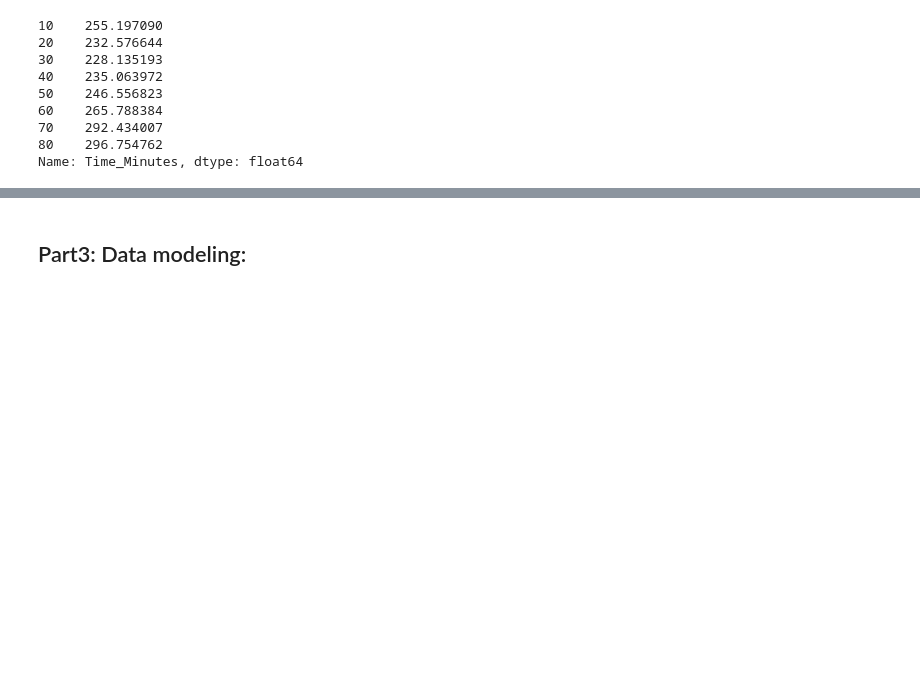
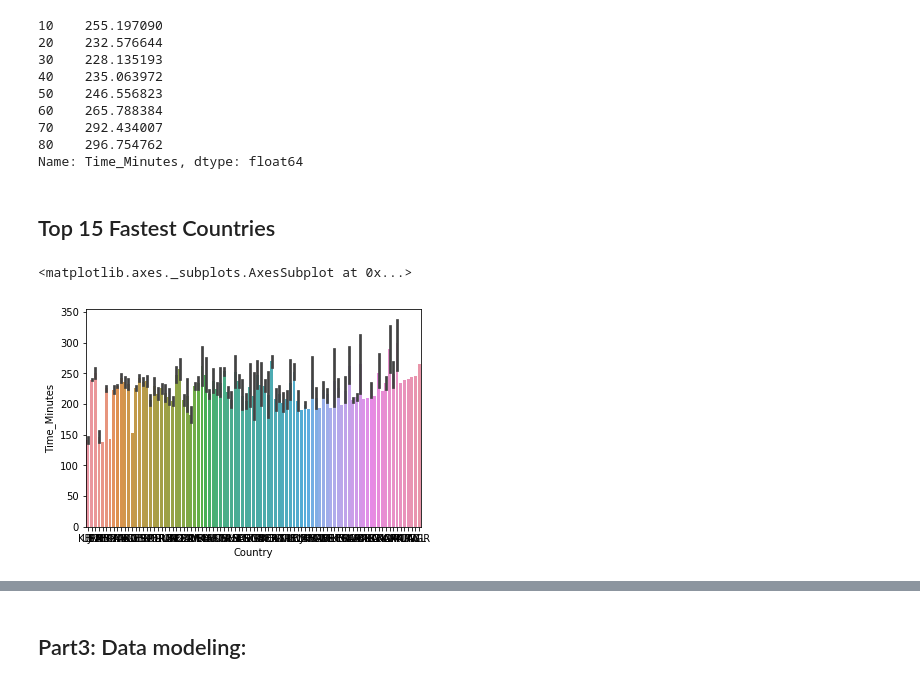
Before and after one commit to lee2christine/pythonDataExploration, a Jupyter notebook: 131FinalProject.ipynb, the cells around one changed output, grey strips where cells are left out. Cells and saved outputs as stored; diff of their text form; code cells hidden in the pictures; blank space fills up the shorter version.

Commit message:
Updated some plots

```diff
--- a/131FinalProject.ipynb
+++ b/131FinalProject.ipynb
@@ -92,3 +92,10 @@ print(summary)
 70    292.434007
 80    296.754762
 Name: Time_Minutes, dtype: float64
+# %% [markdown]
+## Top 15 Fastest Countries
+# %%
+sns.barplot(x = data.Country, y = data['Time_Minutes'])
+# %% [output]
+<matplotlib.axes._subplots.AxesSubplot at 0x...>
+[figure, added]
```
Also changed, not shown: parts of 7 cells of this notebook, 1 other file.
